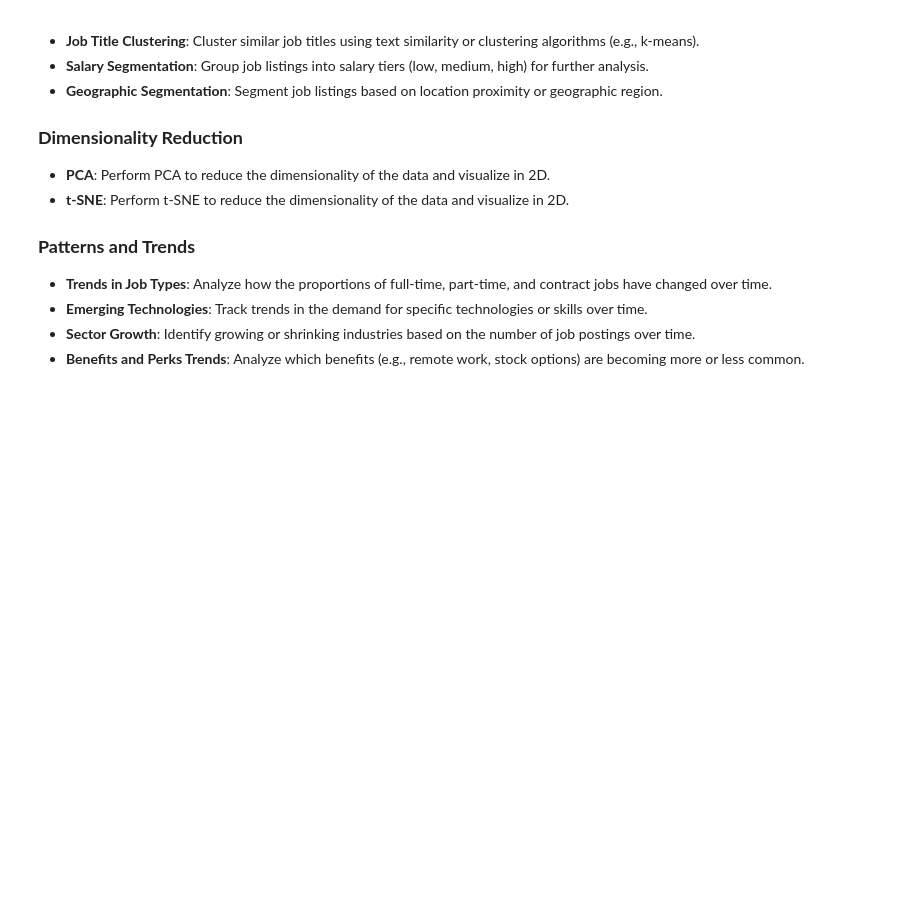
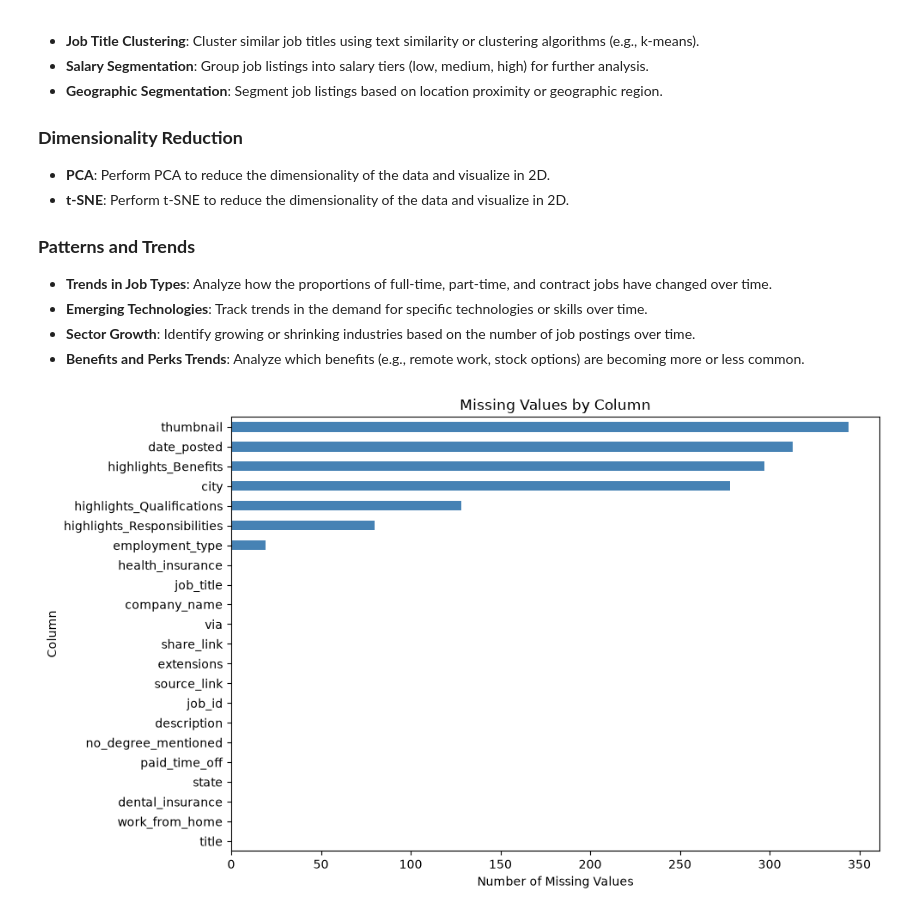
Before and after one commit to rblevine11/homework3, a Jupyter notebook: HW-3.4-visual-EDA.ipynb, the cells around one changed output. Cells and saved outputs as stored; diff of their text form; code cells hidden in the pictures; blank space fills up the shorter version.

```diff
--- a/HW-3.4-visual-EDA.ipynb
+++ b/HW-3.4-visual-EDA.ipynb
@@ -103,3 +103,92 @@ Focus on a few cases that are most interesting to you. The points below are just
 - **Benefits and Perks Trends**: Analyze which benefits (e.g., remote work, stock options) are becoming more or less common.
 # %%
 # INSERT CODE HERE
+import pandas as pd
+from pandas.api.types import is_numeric_dtype
+
+import matplotlib as mpl
+import matplotlib.pyplot as plt
+
+import seaborn as sns
+import seaborn.objects as so
+
+def EDA(df: pd.DataFrame):
+
+    missing_counts = df.isna().sum().sort_values()
+    plt.figure(figsize=(10, 6))
+    missing_counts.plot(kind="barh", color="steelblue")
+    plt.title("Missing Values by Column")
+    plt.xlabel("Number of Missing Values")
+    plt.ylabel("Column")
+    plt.tight_layout()
+    plt.show()
+
+    top = df["company_name"].value_counts().head(15)
+    sns.barplot(x=top.values, y=top.index)
+    plt.title("Top 15 companies")
+    plt.xlabel("Postings"); plt.ylabel("")
+    plt.show()
+
+
+    bool_cols = ["work_from_home", "no_degree_mentioned", "health_insurance",
+                 "dental_insurance", "paid_time_off"]
+    if "work_from_home" in df.columns:
+        pct = (df[bool_cols].mean() * 100).sort_values()
+        sns.barplot(x=pct.values, y=pct.index)
+        plt.title("Share of postings with each feature")
+        plt.xlabel("% of postings"); plt.ylabel("")
+        plt.show()
+
+    if "via" in df.columns:
+        via = df["via"].value_counts().head(10)
+        sns.barplot(x=via.values, y=via.index)
+        plt.title("Top 10 posting sources")
+        plt.xlabel("Postings"); plt.ylabel("")
+        plt.show()
+
+    for column_name, column_data in df.items():
+        print(f"Processing {column_name}")
+
+        # if is a few options
+        if column_data.nunique() <= 20:
+            sns.countplot(data=df, x=column_name)
+            plt.title(f"Counts of {column_name}")
+            plt.xticks(rotation=45)
+            plt.show()
+
+        # if column is numeric
+        elif is_numeric_dtype(column_data):
+            sns.histplot(data=df, x=column_name)
+            plt.title(f"histogram of {column_name}")
+            plt.show()
+            sns.boxplot(data=df, x=column_name)
+            plt.title(f"box plot of{column_name}")
+            plt.show()
+
+        if column_name == "date_posted":
+            dates = pd.to_datetime(df["date_posted"], errors="coerce")
+            daily_counts = dates.value_counts().sort_index().rename_axis("date_posted").reset_index(name="count")
+            sns.lineplot(data=daily_counts, x="date_posted", y="count", marker="o")
+            plt.title("Job Postings Over Time")
+            plt.xlabel("Posting Date")
+            plt.ylabel("Number of Job Postings")
+            plt.xticks(rotation=45)
+            plt.tight_layout()
+            plt.show()
+
+        if column_name == "salary_min" or column_name == "salary_max":
+            sns.scatterplot(data=df, x="min_years_experience", y=column_name)
+            plt.title(f"{column_name} by Min Years of Experience")
+            plt.xlabel("Min Years of Experience")
+            plt.ylabel(column_name)
+            plt.tight_layout()
+            plt.show()
+
+
+
+
+
+df = pd.read_csv("data/processed-jobs-1.csv", index_col=[0,1])
+EDA(df)
+# %% [output]
+[figure, added]
```
Also changed, not shown: parts of 1 cell of this notebook, 4 other files.
